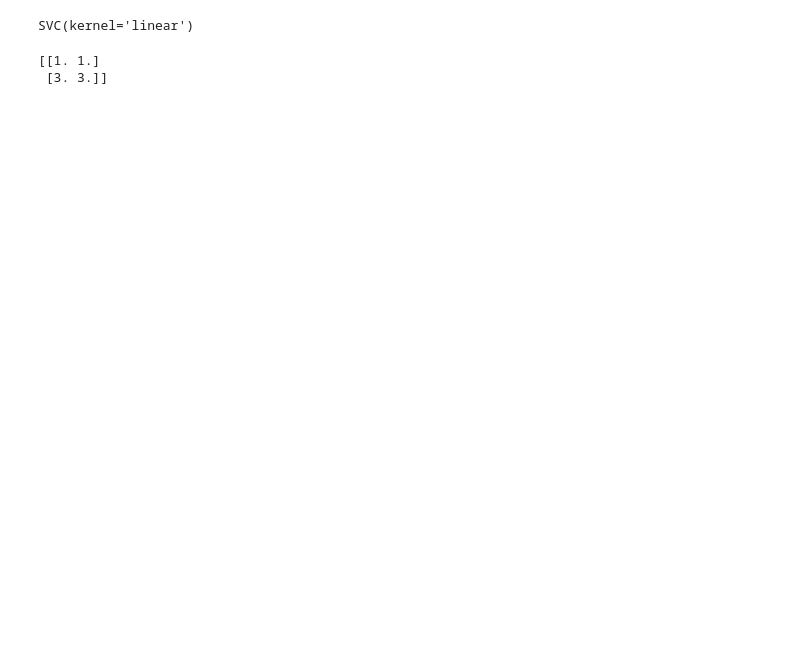
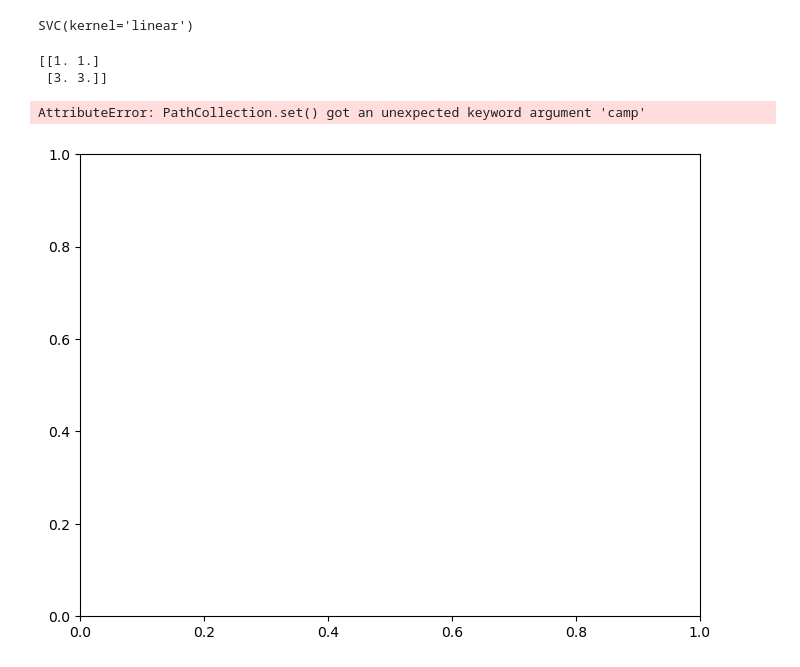
Before and after one commit to shahramsamar/Machine-Learning-svm, a Jupyter notebook: svm.ipynb, the cells around one changed output. Cells and saved outputs as stored; diff of their text form; code cells hidden in the pictures; blank space fills up the shorter version.

Commit message:
printing and show result

```diff
--- a/svm.ipynb
+++ b/svm.ipynb
@@ -36,3 +36,25 @@ print(clf.support_vectors_)
 # %% [output]
 [[1. 1.]
  [3. 3.]]
+# %%
+# printing and Show Graph
+plt.figure(figsize=(8, 6))
+plt.scatter(X[:, 0], X[:, 1], c=y, s=100, camp=plt.cm.coolwarm, edgecolors='k', label='Data Points')
+ax = plt.gca()
+xlim = ax.get_xlim()
+ylim = ax.get_ylim()
+xx = np.linspace(xlim[0], xlim[1], 30)
+yy = np.linspace(ylim[0], ylim[1], 30)
+YY, XX = np.meshgrid(yy, xx)
+xy = np.vstack([XX.ravel(), YY.ravel()]).T
+Z = clf.decision_function(xy).reshape(XX.shape)
+ax.contour(XX, YY, Z, colors='k', levels=[-1, 0, 1], alpha=0.5, linestyles=['--', '-', '--'])
+ax.scatter(clf.support_vectors_[:, 0], clf.support_vectors_[:, 1], s=250,
+           linewidth=2, facecolors='none', edgecolors='k', label='Support Vectors')
+plt.xlabel('Feature 1')
+plt.ylabel('Feature 2')
+plt.grid(True, which='both', linestyle='--', linewidth=0.5)
+plt.show()
+# %% [output]
+AttributeError: PathCollection.set() got an unexpected keyword argument 'camp'
+[figure, added]
```
Also changed, not shown: parts of 1 cell of this notebook.
